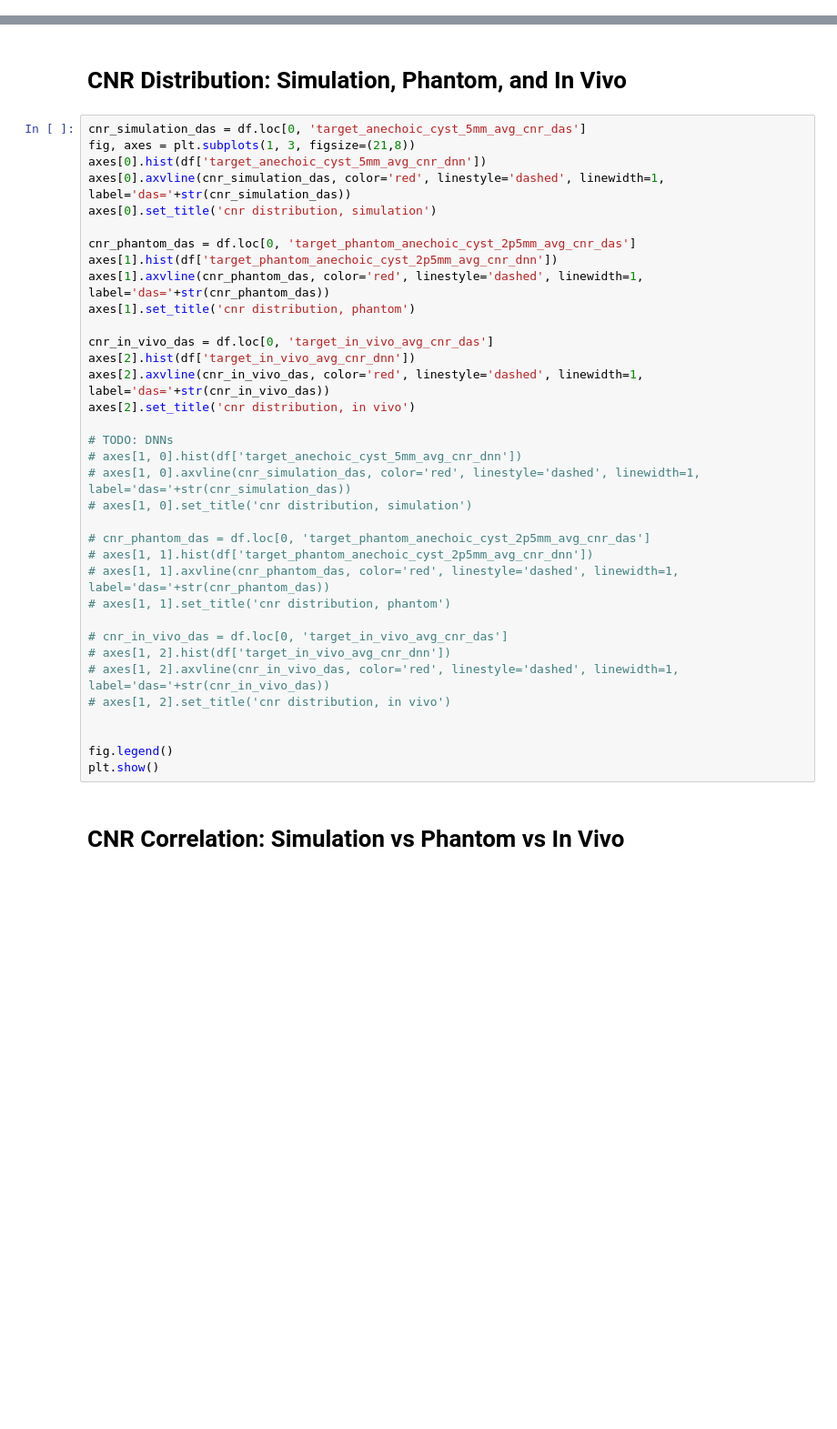
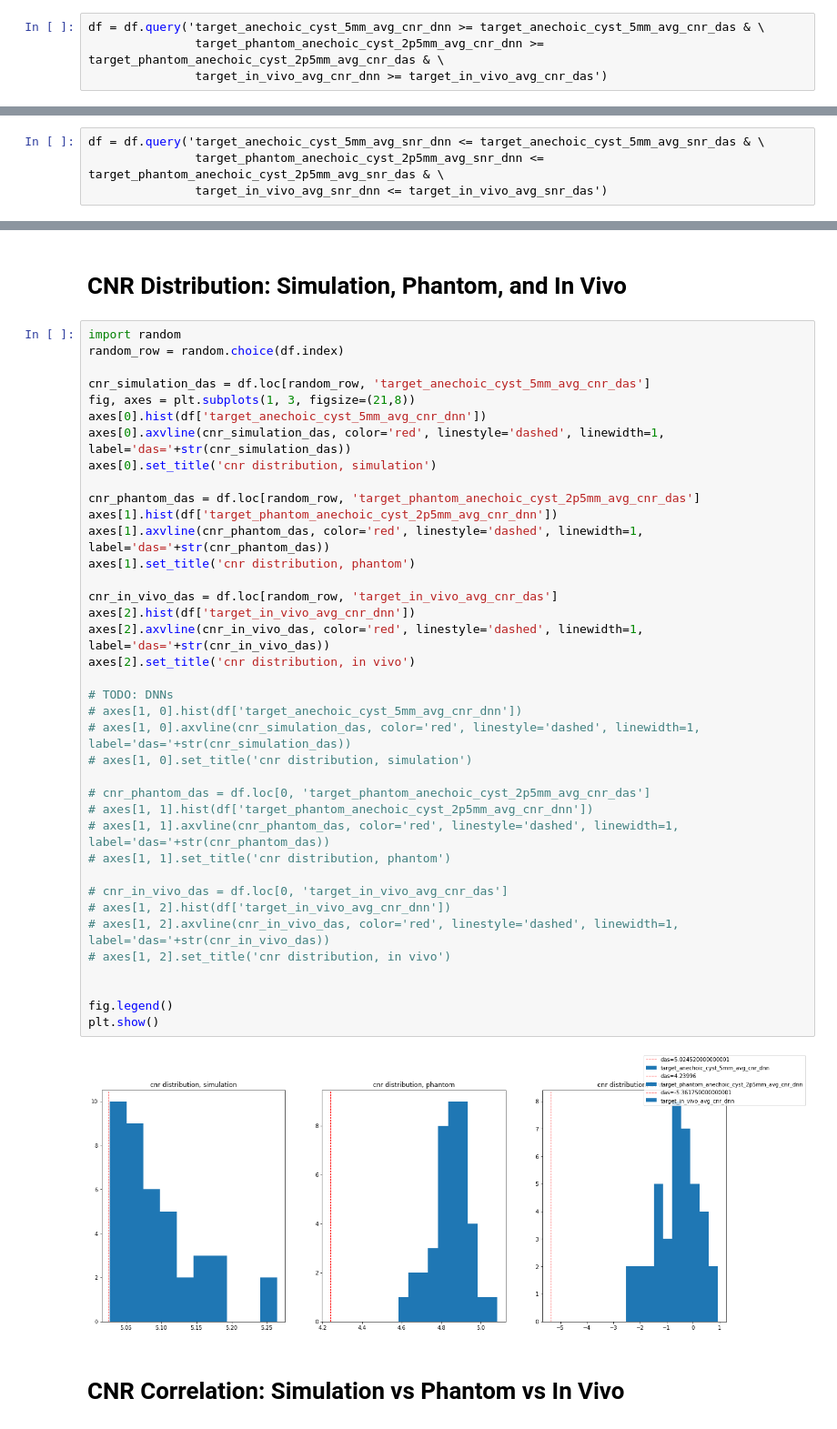
Before and after one commit to zhanwenchen/beam_nn, a Jupyter notebook: notebooks/Consistency Analysis.ipynb, the cells around one changed output, grey strips where cells are left out. Shown at 91% size. Cells and saved outputs as stored; diff of their text form; blank space fills up the shorter version.

```diff
--- a/notebooks/Consistency Analysis.ipynb
+++ b/notebooks/Consistency Analysis.ipynb
@@ -31,0 +36,4 @@ speckle_stats_dnn = [[ 2.0510e+00]
+# %%
+df = df.query('target_anechoic_cyst_5mm_avg_cnr_dnn >= target_anechoic_cyst_5mm_avg_cnr_das & \
+               target_phantom_anechoic_cyst_2p5mm_avg_cnr_dnn >= target_phantom_anechoic_cyst_2p5mm_avg_cnr_das & \
+               target_in_vivo_avg_cnr_dnn >= target_in_vivo_avg_cnr_das')
@@ -31,0 +63,4 @@ speckle_stats_dnn = [[ 2.0510e+00]
+# %%
+df = df.query('target_anechoic_cyst_5mm_avg_snr_dnn <= target_anechoic_cyst_5mm_avg_snr_das & \
+               target_phantom_anechoic_cyst_2p5mm_avg_snr_dnn <= target_phantom_anechoic_cyst_2p5mm_avg_snr_das & \
+               target_in_vivo_avg_snr_dnn <= target_in_vivo_avg_snr_das')
@@ -32,40 +88,45 @@ speckle_stats_dnn = [[ 2.0510e+00]
 # %% [markdown]
 # CNR Distribution: Simulation, Phantom, and In Vivo
 # %%
-cnr_simulation_das = df.loc[0, 'target_anechoic_cyst_5mm_avg_cnr_das']
+import random
+random_row = random.choice(df.index)
+
+cnr_simulation_das = df.loc[random_row, 'target_anechoic_cyst_5mm_avg_cnr_das']
 fig, axes = plt.subplots(1, 3, figsize=(21,8))
 axes[0].hist(df['target_anechoic_cyst_5mm_avg_cnr_dnn'])
 axes[0].axvline(cnr_simulation_das, color='red', linestyle='dashed', linewidth=1, label='das='+str(cnr_simulation_das))
 axes[0].set_title('cnr distribution, simulation')
 
-cnr_phantom_das = df.loc[0, 'target_phantom_anechoic_cyst_2p5mm_avg_cnr_das']
+cnr_phantom_das = df.loc[random_row, 'target_phantom_anechoic_cyst_2p5mm_avg_cnr_das']
 axes[1].hist(df['target_phantom_anechoic_cyst_2p5mm_avg_cnr_dnn'])
 axes[1].axvline(cnr_phantom_das, color='red', linestyle='dashed', linewidth=1, label='das='+str(cnr_phantom_das))
 axes[1].set_title('cnr distribution, phantom')
 
-cnr_in_vivo_das = df.loc[0, 'target_in_vivo_avg_cnr_das']
+cnr_in_vivo_das = df.loc[random_row, 'target_in_vivo_avg_cnr_das']
 axes[2].hist(df['target_in_vivo_avg_cnr_dnn'])
 axes[2].axvline(cnr_in_vivo_das, color='red', linestyle='dashed', linewidth=1, label='das='+str(cnr_in_vivo_das))
 axes[2].set_title('cnr distribution, in vivo')
 
 # TODO: DNNs
 # axes[1, 0].hist(df['target_anechoic_cyst_5mm_avg_cnr_dnn'])
 # axes[1, 0].axvline(cnr_simulation_das, color='red', linestyle='dashed', linewidth=1, label='das='+str(cnr_simulation_das))
 # axes[1, 0].set_title('cnr distribution, simulation')
 
 # cnr_phantom_das = df.loc[0, 'target_phantom_anechoic_cyst_2p5mm_avg_cnr_das']
 # axes[1, 1].hist(df['target_phantom_anechoic_cyst_2p5mm_avg_cnr_dnn'])
 # axes[1, 1].axvline(cnr_phantom_das, color='red', linestyle='dashed', linewidth=1, label='das='+str(cnr_phantom_das))
 # axes[1, 1].set_title('cnr distribution, phantom')
 
 # cnr_in_vivo_das = df.loc[0, 'target_in_vivo_avg_cnr_das']
 # axes[1, 2].hist(df['target_in_vivo_avg_cnr_dnn'])
 # axes[1, 2].axvline(cnr_in_vivo_das, color='red', linestyle='dashed', linewidth=1, label='das='+str(cnr_in_vivo_das))
 # axes[1, 2].set_title('cnr distribution, in vivo')
 
 
 fig.legend()
 plt.show()
+# %% [output]
+[figure, added]
 # %% [markdown]
 # CNR Correlation: Simulation vs Phantom vs In Vivo
 # %%
```
Also changed, not shown: parts of 32 cells of this notebook.
